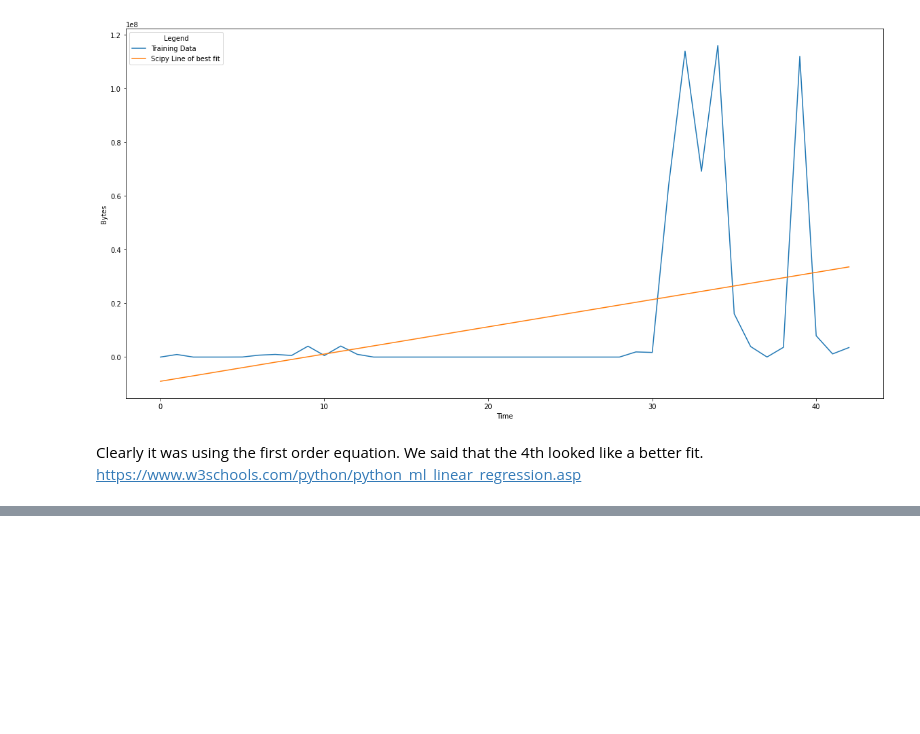
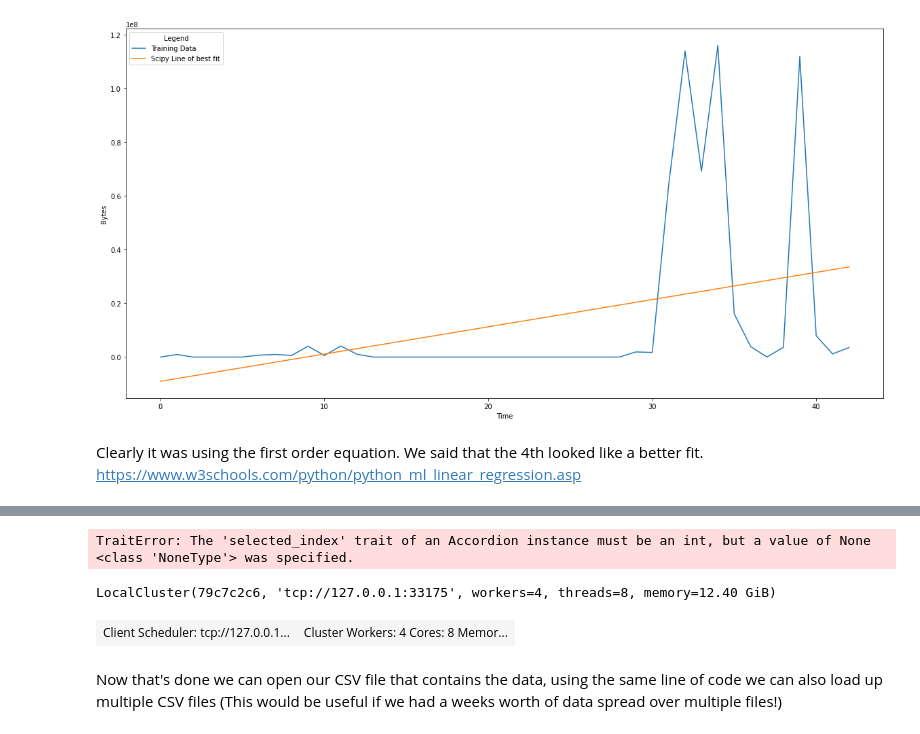
Before and after one commit to JakeNTech/TTDS_DataScience_Project, a Jupyter notebook: Notebook.ipynb, the cells around one changed output, grey strips where cells are left out. Cells and saved outputs as stored; diff of their text form; code cells hidden in the pictures; blank space fills up the shorter version.

```diff
--- a/Notebook.ipynb
+++ b/Notebook.ipynb
@@ -189,0 +194,16 @@ https://www.w3schools.com/python/python_ml_linear_regression.asp
+# %%
+from dask.distributed import LocalCluster
+cluster = LocalCluster()
+cluster
+# %% [output]
+TraitError: The 'selected_index' trait of an Accordion instance must be an int, but a value of None <class 'NoneType'> was specified.
+LocalCluster(79c7c2c6, 'tcp://127.0.0.1:33175', workers=4, threads=8, memory=12.40 GiB)
+# %%
+from dask.distributed import Client
+
+client = Client(cluster)
+client
+# %% [output]
+| Client Scheduler: tcp://127.0.0.1... | Cluster Workers: 4 Cores: 8 Memor... |
+# %% [markdown]
+Now that's done we can open our CSV file that contains the data, using the same line of code we can also load up multiple CSV files (This would be useful if we had a weeks worth of data spread over multiple files!)
```
Also changed, not shown: parts of 17 cells of this notebook, 5 other files.
